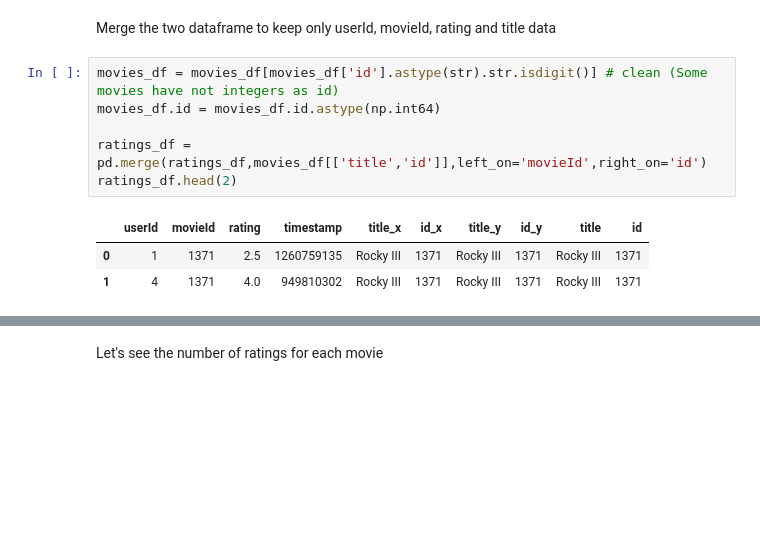
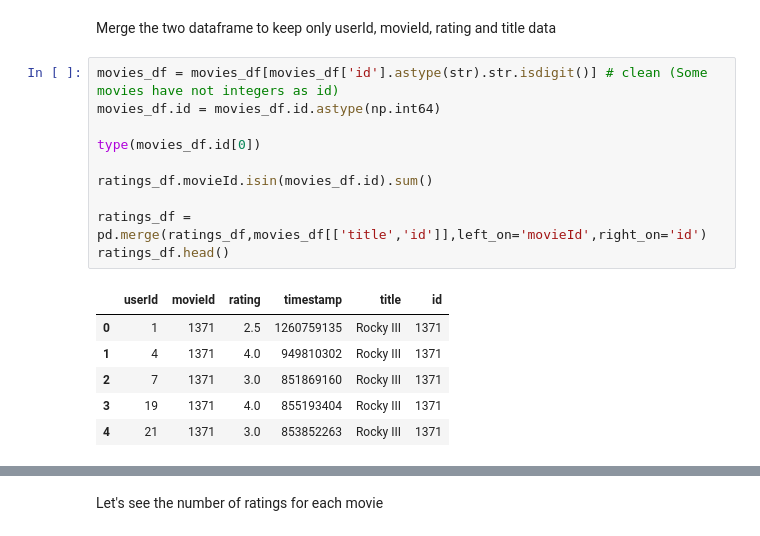
Before and after one commit to Kadekool/CSCI_4022_Project, a Jupyter notebook: New_user_user.ipynb, the cells around one changed output, grey strips where cells are left out. Drawn from its saved outputs; the diff is of its cells as text; blank space fills up the shorter version.

```diff
--- a/New_user_user.ipynb
+++ b/New_user_user.ipynb
@@ -32,12 +38,19 @@ Merge the two dataframe to keep only userId, movieId, rating and title data
 # %%
 movies_df = movies_df[movies_df['id'].astype(str).str.isdigit()] # clean (Some movies have not integers as id)
 movies_df.id = movies_df.id.astype(np.int64)
 
+type(movies_df.id[0])
+
+ratings_df.movieId.isin(movies_df.id).sum()
+
 ratings_df = pd.merge(ratings_df,movies_df[['title','id']],left_on='movieId',right_on='id')
-ratings_df.head(2)
+ratings_df.head()
 # %% [output]
-|  | userId | movieId | rating | timestamp | title_x | id_x | title_y | id_y | title | id |
-| 0 | 1 | 1371 | 2.5 | 1260759135 | Rocky III | 1371 | Rocky III | 1371 | Rocky III | 1371 |
-| 1 | 4 | 1371 | 4.0 | 949810302 | Rocky III | 1371 | Rocky III | 1371 | Rocky III | 1371 |
+|  | userId | movieId | rating | timestamp | title | id |
+| 0 | 1 | 1371 | 2.5 | 1260759135 | Rocky III | 1371 |
+| 1 | 4 | 1371 | 4.0 | 949810302 | Rocky III | 1371 |
+| 2 | 7 | 1371 | 3.0 | 851869160 | Rocky III | 1371 |
+| 3 | 19 | 1371 | 4.0 | 855193404 | Rocky III | 1371 |
+| 4 | 21 | 1371 | 3.0 | 853852263 | Rocky III | 1371 |
 # %%
 ratings_df.drop(['timestamp','id'],axis=1,inplace=True)
```
Also changed, not shown: parts of 8 cells of this notebook.
